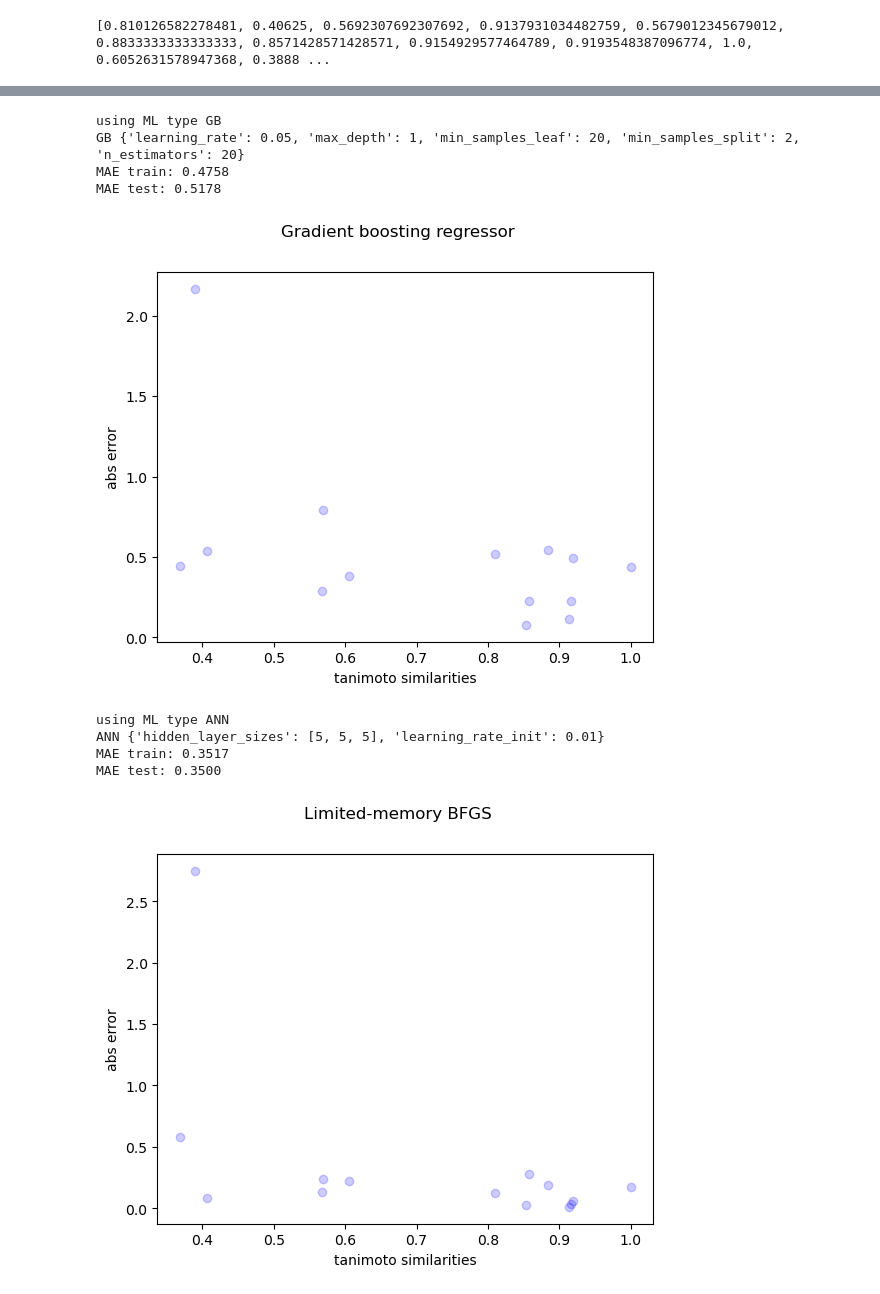
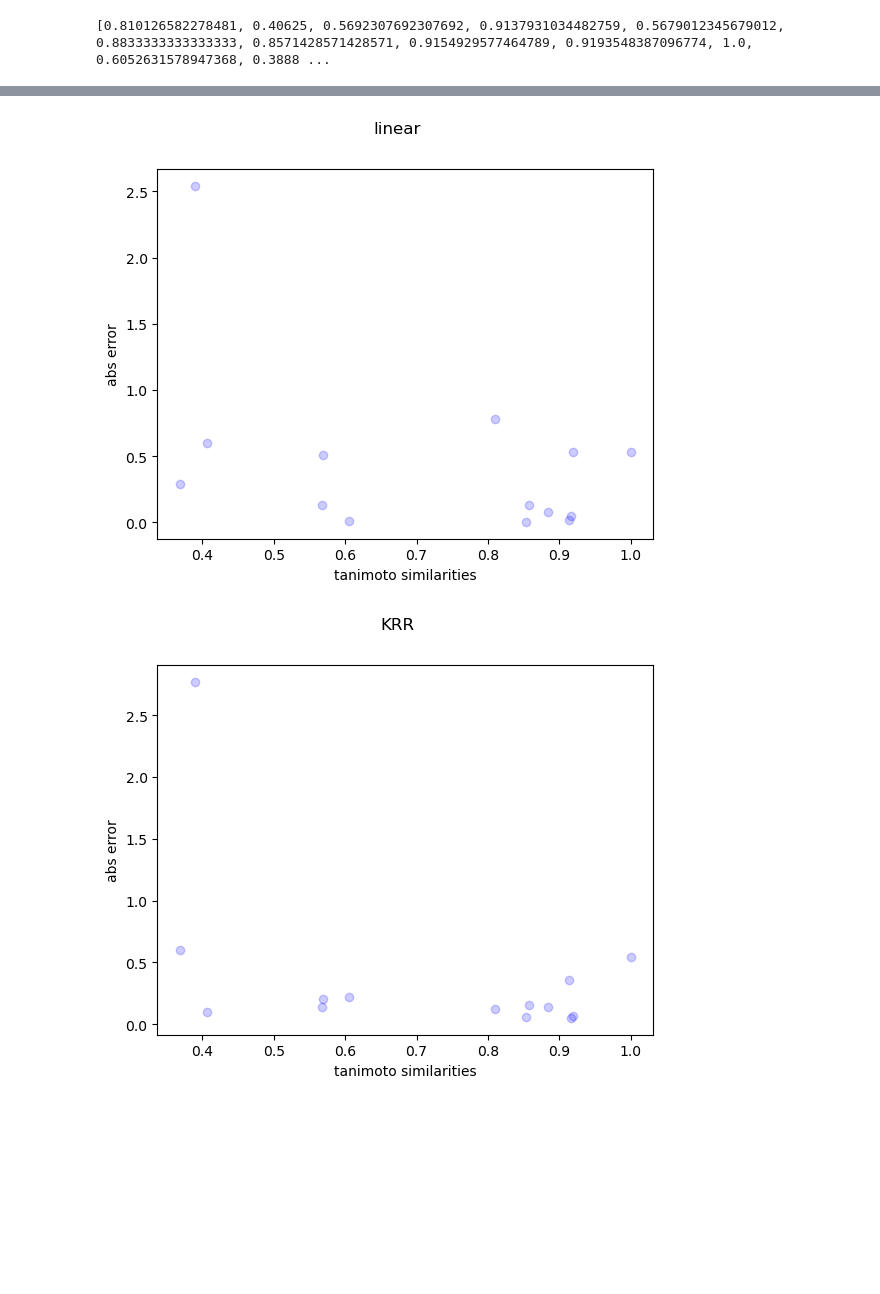
Before and after one commit to hruska-lab/metabolism-hyperparameter-optimization, a Jupyter notebook: ChemblDataRead.ipynb, the cells around one changed output, grey strips where cells are left out. Drawn from its saved outputs; the diff is of its cells as text; code cells hidden in the pictures; blank space fills up the shorter version.

```diff
--- a/ChemblDataRead.ipynb
+++ b/ChemblDataRead.ipynb
@@ -126,22 +120,12 @@ def mach_learn(x_train, x_test, y_train, y_test, reg, plot_title):
     y_train_predict = reg.predict(x_train)
     # predict test set
     y_test_predict = reg.predict(x_test)
-    #error train je pre info, test je dolezita
+    # error train je pre info, test je dolezita
     train_error = np.mean(np.abs(y_train_predict-y_train))
     test_error = np.mean(np.abs(y_test_predict-y_test))
     print(f"MAE train: {train_error:.4f}")
     print(f"MAE test: {test_error:.4f}")
-    #print(np.abs(y_test_predict-y_test), f"length: {len(y_test_predict-y_test)}")
 
     # idealne data na diagonale
-    #diag = np.linspace(-1, 3.5)
-
-    #plot = plt.scatter(y_test, y_test_predict, edgecolors=None, c='b', alpha=0.2)
-    #plt.plot(diag, diag, linestyle='dotted')
-    #plt.xlim(-1, 3.5)
-    #plt.ylim(-1, 3.5)
-    #plt.ylabel('$t_{1/2}$ (predicted)')
-    #plt.xlabel('$t_{1/2}$ (real)')
-    #plt.suptitle(f"{plot_title}")
-    #plt.savefig(os.path.join(project_results_graphs, plot_title))
-    #plt.show()
+    # !!! změnit konec inputu create_scatter_plot aby byl více obecný
+    create_scatter_plot(y_test, y_test_predict, f"{plot_title}", '$t_{1/2}$ (real)', '$t_{1/2}$ (predicted)', True, False, -1, -1, 3.5, 3.5)
@@ -305,21 +289,14 @@ MAE test: 0.4178
-# %%
-type_ml_use = 'GB'
-reg, plot_title = model_choice(type_ml_use)
-param_tuning(type_ml_use, reg)
-# %% [output]
-using ML type GB
-GB {'learning_rate': 0.05, 'max_depth': 1, 'min_samples_leaf': 20, 'min_samples_split': 2, 'n_estimators': 20}
-MAE train: 0.4758
-MAE test: 0.5178
-[figure, removed]
-# %%
-type_ml_use = 'ANN'
-reg, plot_title = model_choice(type_ml_use)
-param_tuning(type_ml_use, reg)
-# %% [output]
-using ML type ANN
-ANN {'hidden_layer_sizes': [5, 5, 5], 'learning_rate_init': 0.01}
-MAE train: 0.3517
-MAE test: 0.3500
-[figure, removed]
+# %%
+models = ["linear", "KRR", "GB", "RF", "ANN"]
+for model in models:
+    y_train_predict, y_test_predict, abs_error = param_tuning(x_train, y_train, x_test, y_test, model)
+    plot = plt.scatter(tanimoto_similarities, abs_error, edgecolors=None, c='b', alpha=0.2)
+    plt.xlabel('tanimoto similarities')
+    plt.ylabel('abs error')
+    plt.suptitle(f"{model}")
+    #plt.savefig(os.path.join(project_results_graphs, plot_title))
+    plt.show()
+# %% [output]
+[figure, added]
+[figure, added]
 # %%
```
Also changed, not shown: parts of 28 cells of this notebook.
